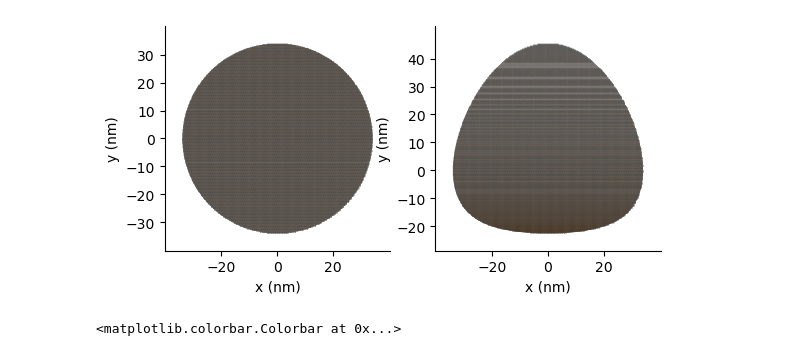
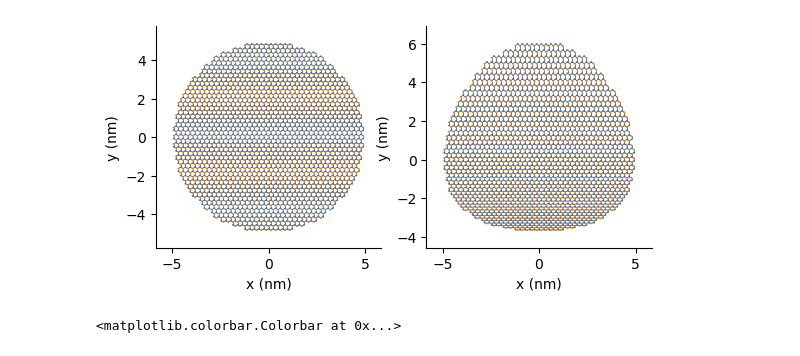
Before and after one commit to dreycenfoiles/MSE-485-Project, a Jupyter notebook: Magnetic Field.ipynb, the cells around one changed output. Saved outputs shown, nothing was run; the diff lists cells and outputs as text; code cells hidden in the pictures.

```diff
--- a/Magnetic Field.ipynb
+++ b/Magnetic Field.ipynb
@@ -46,28 +46,30 @@ def uniaxial_strain(c, beta=3.37):
 # %%
 from pybinding.repository import graphene
 
 from math import pi
 
+# Magnetized graphene
 model_mag = pb.Model(
     graphene.monolayer(),
-    pb.circle(radius=34),
+    pb.circle(radius=5),
     constant_magnetic_field(B=111.17)  # Tesla
 )
 kpm_mag = pb.kpm(model_mag)
 
+# Strained graphene
 model_strain = pb.Model(
     graphene.monolayer(),
-    pb.circle(radius=34),
-    uniaxial_strain(c=.01)
+    pb.circle(radius=5),
+    uniaxial_strain(c=.05)
 )
 
 kpm_strain = pb.kpm(model_strain)
 
 plt.figure()
 plt.subplot(1,2,1)
 model_mag.plot()
 plt.subplot(1, 2, 2)
 model_strain.plot()
 # %% [output]
-[figure, old version]
+[figure, new version]
 # %%
```
Also changed, not shown: parts of 4 cells of this notebook.
